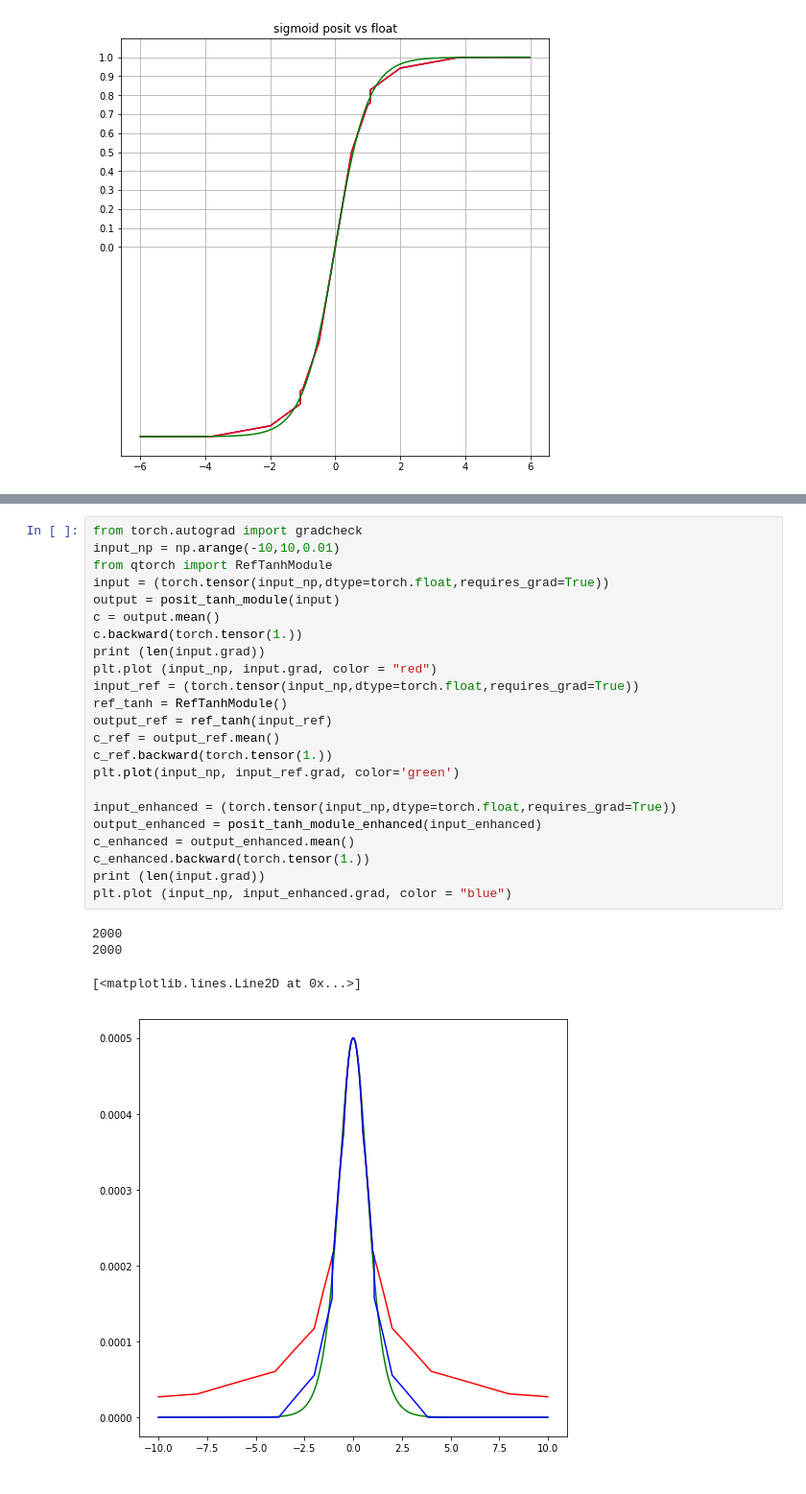
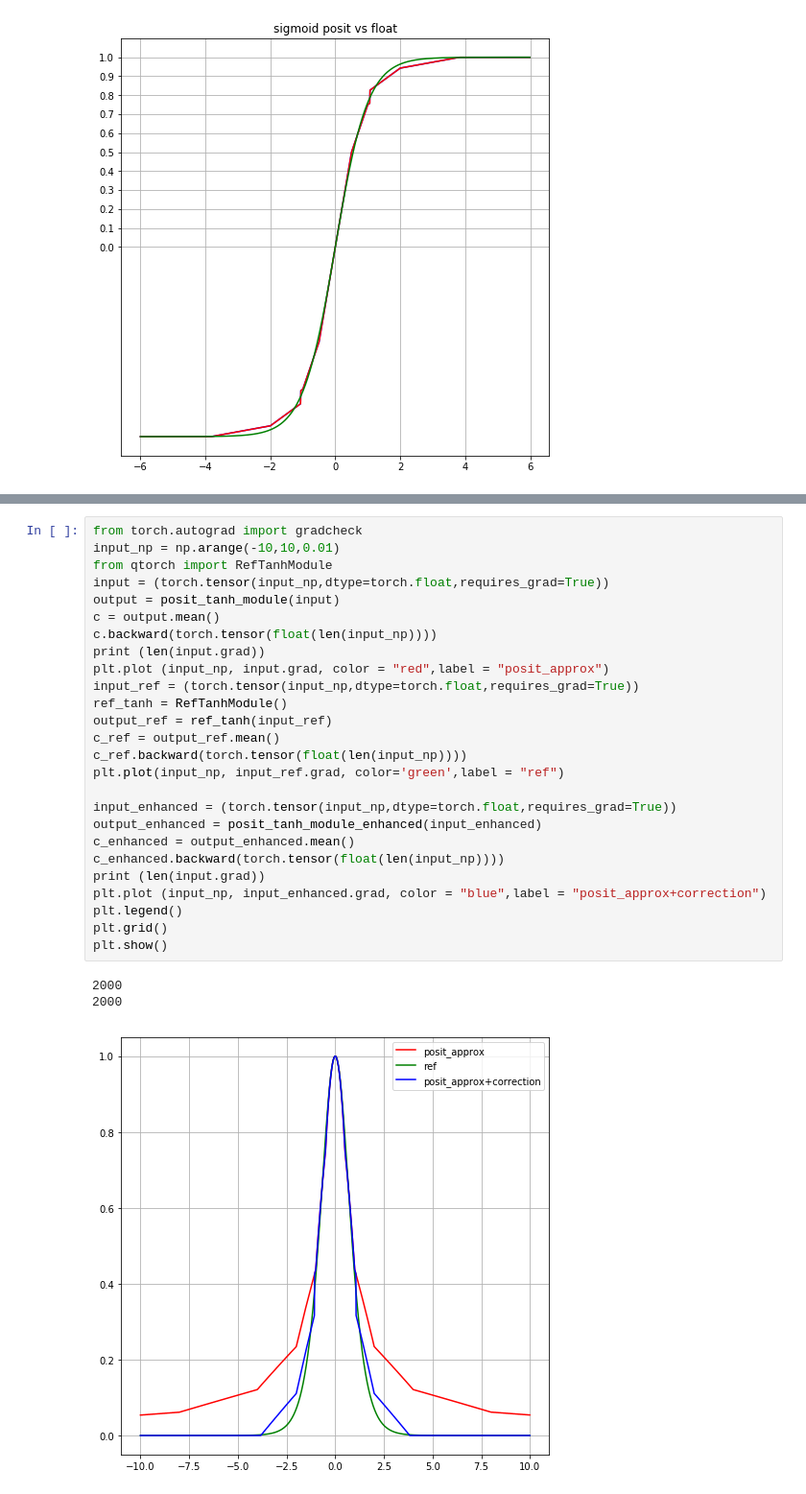
Before and after one commit to Tiiiger/QPyTorch, a Jupyter notebook: examples/tutorial/test_posit_func.ipynb, the cells around one changed output, grey strips where cells are left out. Shown: that part at 96% size. Cells and saved outputs as stored; diff of their text form.

```diff
--- a/examples/tutorial/test_posit_func.ipynb
+++ b/examples/tutorial/test_posit_func.ipynb
@@ -157,28 +183,30 @@ tensor([-0.9453, -0.9453, -0.9453,  ...,  0.9452,  0.9452,  0.9452])
 # %%
 from torch.autograd import gradcheck
 input_np = np.arange(-10,10,0.01)
 from qtorch import RefTanhModule
 input = (torch.tensor(input_np,dtype=torch.float,requires_grad=True))
 output = posit_tanh_module(input)
 c = output.mean()
-c.backward(torch.tensor(1.))
+c.backward(torch.tensor(float(len(input_np))))
 print (len(input.grad))
-plt.plot (input_np, input.grad, color = "red")
+plt.plot (input_np, input.grad, color = "red",label = "posit_approx")
 input_ref = (torch.tensor(input_np,dtype=torch.float,requires_grad=True))
 ref_tanh = RefTanhModule()
 output_ref = ref_tanh(input_ref)
 c_ref = output_ref.mean()
-c_ref.backward(torch.tensor(1.))
-plt.plot(input_np, input_ref.grad, color='green')
+c_ref.backward(torch.tensor(float(len(input_np))))
+plt.plot(input_np, input_ref.grad, color='green',label = "ref")
 
 input_enhanced = (torch.tensor(input_np,dtype=torch.float,requires_grad=True))
 output_enhanced = posit_tanh_module_enhanced(input_enhanced)
 c_enhanced = output_enhanced.mean()
-c_enhanced.backward(torch.tensor(1.))
+c_enhanced.backward(torch.tensor(float(len(input_np))))
 print (len(input.grad))
-plt.plot (input_np, input_enhanced.grad, color = "blue")
+plt.plot (input_np, input_enhanced.grad, color = "blue",label = "posit_approx+correction")
+plt.legend()
+plt.grid()
+plt.show()
 # %% [output]
 2000
 2000
-[<matplotlib.lines.Line2D at 0x...>]
-[figure, old version]
+[figure, new version]
```
Also changed, not shown: parts of 4 cells of this notebook, 2 other files.
